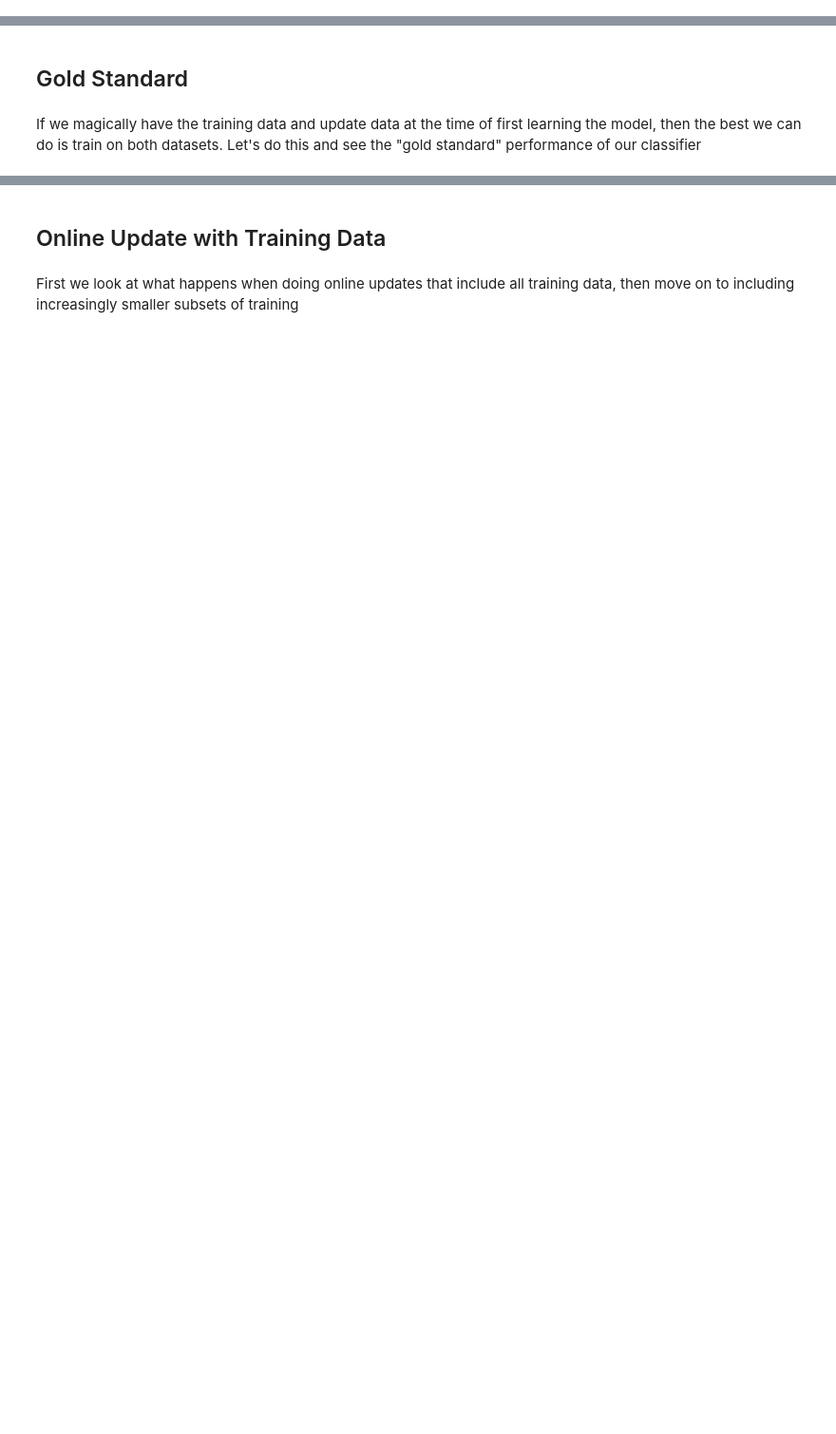
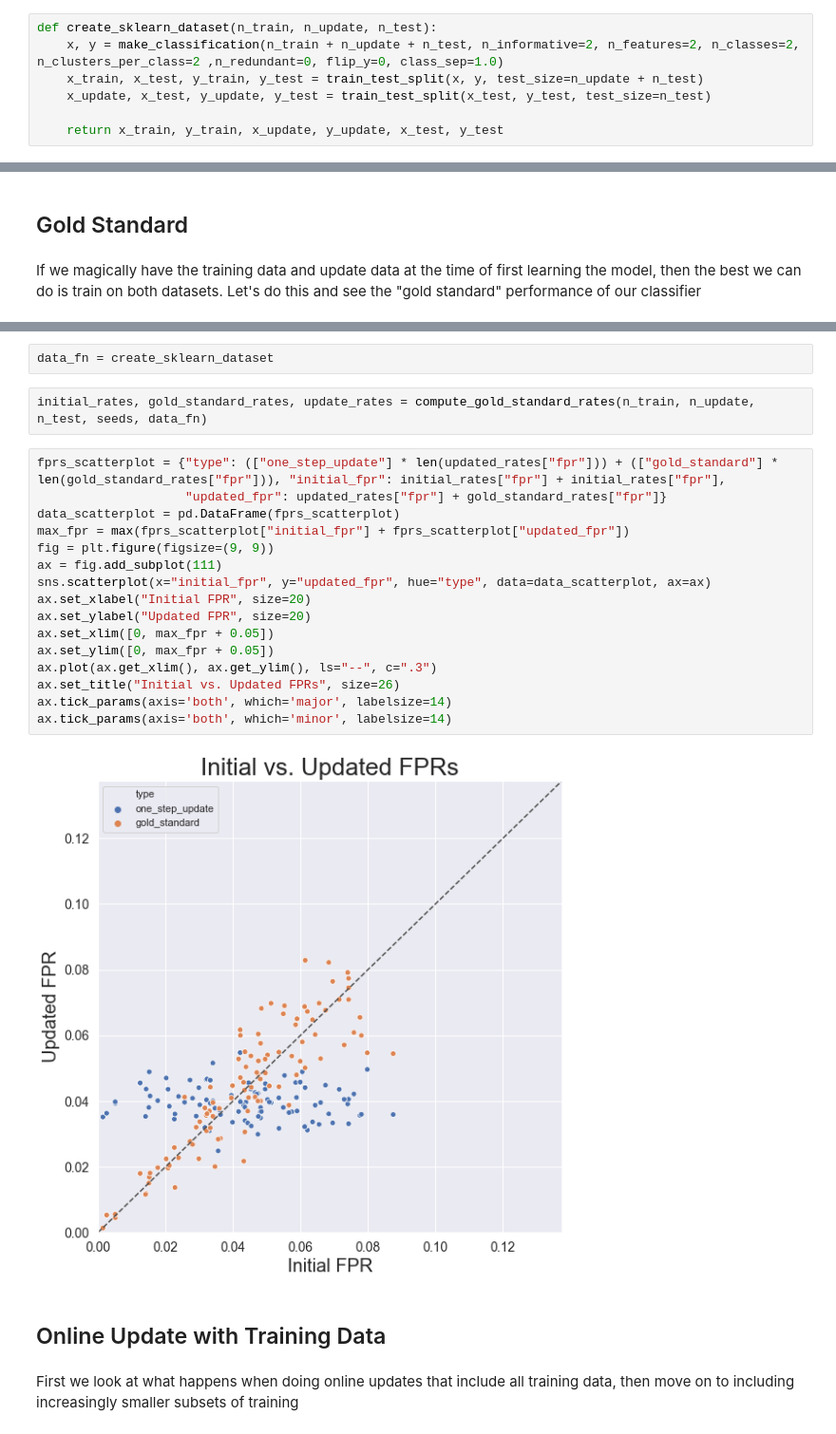
Before and after one commit to georgeadam/feedback_loops, a Jupyter notebook: history_effect.ipynb, the cells around one changed output, grey strips where cells are left out. Shown at 95% size. Cells and saved outputs as stored; diff of their text form; blank space fills up the shorter version.

```diff
--- a/history_effect.ipynb
+++ b/history_effect.ipynb
@@ -68,0 +149,7 @@ def train_update_loop(n_train, n_update, n_test, update_fn, num_updates, train_p
+# %%
+def create_sklearn_dataset(n_train, n_update, n_test):
+    x, y = make_classification(n_train + n_update + n_test, n_informative=2, n_features=2, n_classes=2, n_clusters_per_class=2 ,n_redundant=0, flip_y=0, class_sep=1.0)
+    x_train, x_test, y_train, y_test = train_test_split(x, y, test_size=n_update + n_test)
+    x_update, x_test, y_update, y_test = train_test_split(x_test, y_test, test_size=n_test)
+
+    return x_train, y_train, x_update, y_update, x_test, y_test
@@ -140,3 +262,25 @@ ax.tick_params(axis='both', which='minor', labelsize=14)
+# %%
+data_fn = create_sklearn_dataset
+# %%
+initial_rates, gold_standard_rates, update_rates = compute_gold_standard_rates(n_train, n_update, n_test, seeds, data_fn)
+# %%
+fprs_scatterplot = {"type": (["one_step_update"] * len(updated_rates["fpr"])) + (["gold_standard"] * len(gold_standard_rates["fpr"])), "initial_fpr": initial_rates["fpr"] + initial_rates["fpr"],
+                    "updated_fpr": updated_rates["fpr"] + gold_standard_rates["fpr"]}
+data_scatterplot = pd.DataFrame(fprs_scatterplot)
+max_fpr = max(fprs_scatterplot["initial_fpr"] + fprs_scatterplot["updated_fpr"])
+fig = plt.figure(figsize=(9, 9))
+ax = fig.add_subplot(111)
+sns.scatterplot(x="initial_fpr", y="updated_fpr", hue="type", data=data_scatterplot, ax=ax)
+ax.set_xlabel("Initial FPR", size=20)
+ax.set_ylabel("Updated FPR", size=20)
+ax.set_xlim([0, max_fpr + 0.05])
+ax.set_ylim([0, max_fpr + 0.05])
+ax.plot(ax.get_xlim(), ax.get_ylim(), ls="--", c=".3")
+ax.set_title("Initial vs. Updated FPRs", size=26)
+ax.tick_params(axis='both', which='major', labelsize=14)
+ax.tick_params(axis='both', which='minor', labelsize=14)
+# %% [output]
+[figure, added]
 # %% [markdown]
 ## Online Update with Training Data
 # %% [markdown]
```
Also changed, not shown: parts of 35 cells of this notebook, 2 other files.
